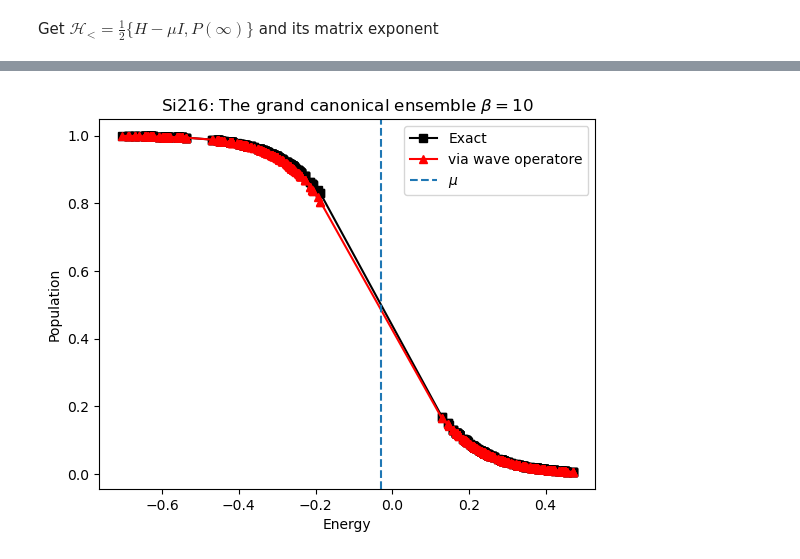
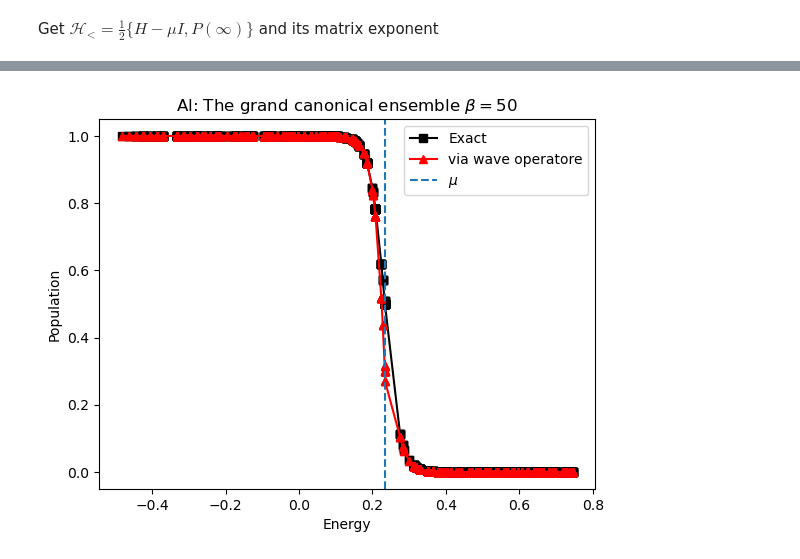
Before and after one commit to dibondar/Zero2LowTemperature, a Jupyter notebook: GC_ensemble.ipynb, the cells around one changed output, grey strips where cells are left out. Cells and saved outputs as stored; diff of their text form; code cells hidden in the pictures.

```diff
--- a/GC_ensemble.ipynb
+++ b/GC_ensemble.ipynb
@@ -24,7 +24,7 @@ import matplotlib.pyplot as plt
 import numpy as np
 from scipy.linalg import eigh, norm #, expm
 # %%
-beta = 10
+beta = 50
 # %% [markdown]
 Load matrices in nonorthogonal basis
 # %%
@@ -36,7 +36,9 @@ Si108_meta.yaml  Si216_meta.yaml  Si32_meta.yaml   Si64_meta.yaml
 # %%
-matrices_path = "si/"
-nono_H = mmread(matrices_path + "Si216_H.mtx")
-S = mmread(matrices_path + "Si216_S.mtx")
+matrices_path = "al/"
+nono_H = mmread(matrices_path + "Al128_H.mtx")
+S = mmread(matrices_path + "Al128_S.mtx")
+
+system = matrices_path.capitalize()[:-1]
 # %% [markdown]
 Orthogonalize the loaded Hamiltonian to get $H$
 # %%
@@ -168,21 +170,21 @@ Omega += (I - 0.5 * exp_H_less) @ P_infty
 
 P_approx = Omega.conj().T @ Omega
 # %%
-plt.title(f"Si216: The grand canonical ensemble $\\beta = {beta}$")
+plt.title(f"{system}: The grand canonical ensemble $\\beta = {beta}$")
 
 plt.plot(E, FD_exact, 'ks-', label="Exact")
 plt.plot(
     E,
     eigh(P_approx, eigvals_only=True)[::-1],
     'r^-',
     label="via wave operatore"
 )
 plt.axvline(mu, linestyle='--', label="$\mu$")
 
 plt.xlabel("Energy")
 plt.ylabel("Population")
 plt.legend(numpoints=1)
-plt.savefig(f"results_si_beta={beta}.png")
+plt.savefig(f"results_{system}_beta={beta}.png")
 plt.show()
 # %% [output]
-[figure, old version]
+[figure, new version]
```
Also changed, not shown: parts of 4 cells of this notebook.
